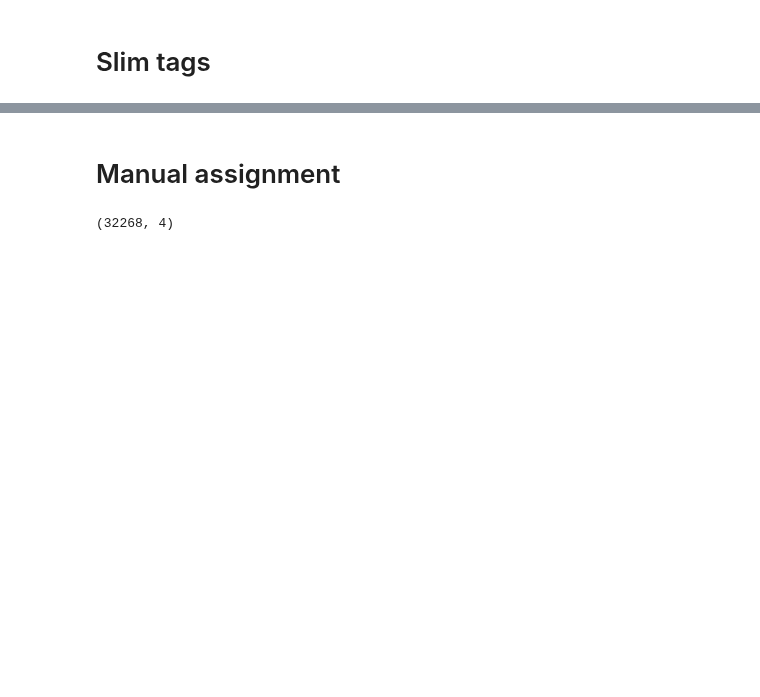
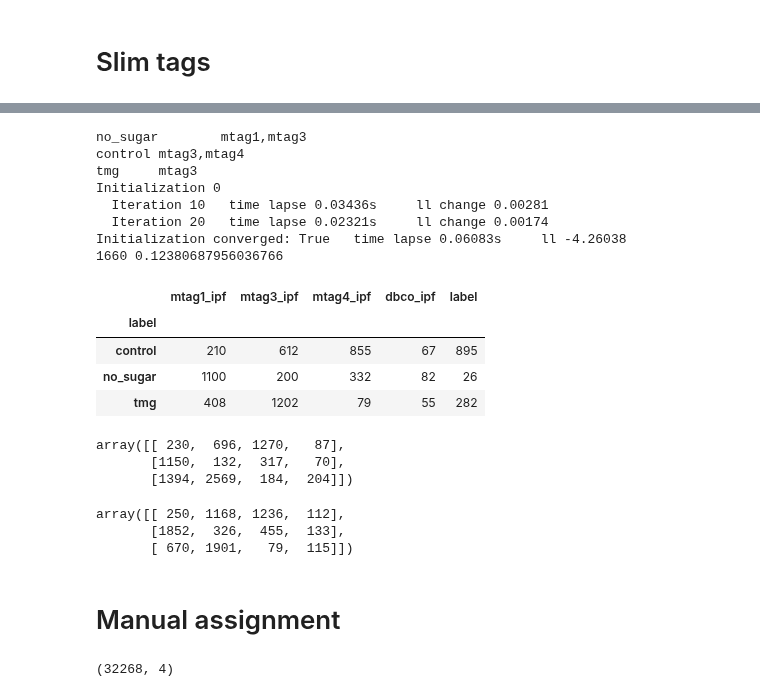
Before and after one commit to sbooeshaghi/azucar, a Jupyter notebook: analysis/293T/obs2/assign.ipynb, the cells around one changed output, grey strips where cells are left out. Drawn from its saved outputs; the diff is of its cells as text; code cells hidden in the pictures; blank space fills up the shorter version.

```diff
--- a/analysis/293T/obs2/assign.ipynb
+++ b/analysis/293T/obs2/assign.ipynb
@@ -2363,0 +2296,40 @@ tmg     mtag3
+# %%
+!sed 's/mtag2,//' $markers_fn > $base_mark/markers_slim.txt
+markers_fn = os.path.join(base_mark, "markers_slim.txt")
+
+!cat $markers_fn
+
+df = main(matrix_fn, barcodes_fn, genes_fn, markers_fn)
+df.query(f"ent < {ent_cutoff}").groupby("label").agg({
+      "mtag1": "mean",
+      "mtag3": "mean",
+      "mtag4": "mean",
+      "dbco": "mean",
+      "label": "count"
+      }).astype(int)
+# %% [output]
+no_sugar        mtag1,mtag3
+control mtag3,mtag4
+tmg     mtag3
+Initialization 0
+  Iteration 10   time lapse 0.03436s     ll change 0.00281
+  Iteration 20   time lapse 0.02321s     ll change 0.00174
+Initialization converged: True   time lapse 0.06083s     ll -4.26038
+1660 0.12380687956036766
+|  | mtag1_ipf | mtag3_ipf | mtag4_ipf | dbco_ipf | label |
+| label |  |  |  |  |  |
+| control | 210 | 612 | 855 | 67 | 895 |
+| no_sugar | 1100 | 200 | 332 | 82 | 26 |
+| tmg | 408 | 1202 | 79 | 55 | 282 |
+# %%
+t = df.query(f"ent < {ent_cutoff}").groupby("label").agg({
+      "mtag1": "mean",
+      "mtag3": "mean",
+      "mtag4": "mean",
+      "dbco": "mean",
+      }).astype(int).values
+t
+# %% [output]
+array([[ 230,  696, 1270,   87],
+       [1150,  132,  317,   70],
+       [1394, 2569,  184,  204]])
@@ -2364,3 +2338,9 @@ tmg     mtag3
+# %%
+(m*t.sum()).astype(int)
+# %% [output]
+array([[ 250, 1168, 1236,  112],
+       [1852,  326,  455,  133],
+       [ 670, 1901,   79,  115]])
 # %% [markdown]
 # Manual assignment
 # %%
```
Also changed, not shown: parts of 18 cells of this notebook.
